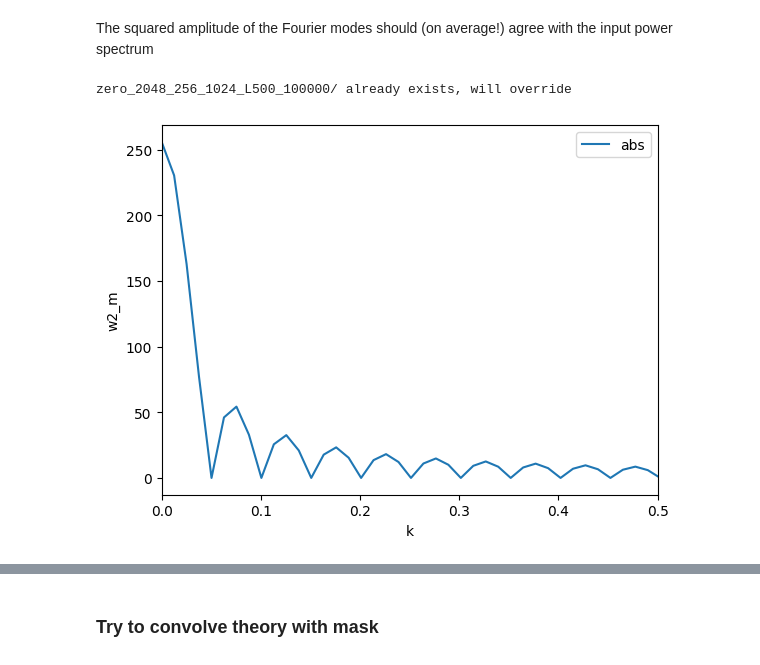
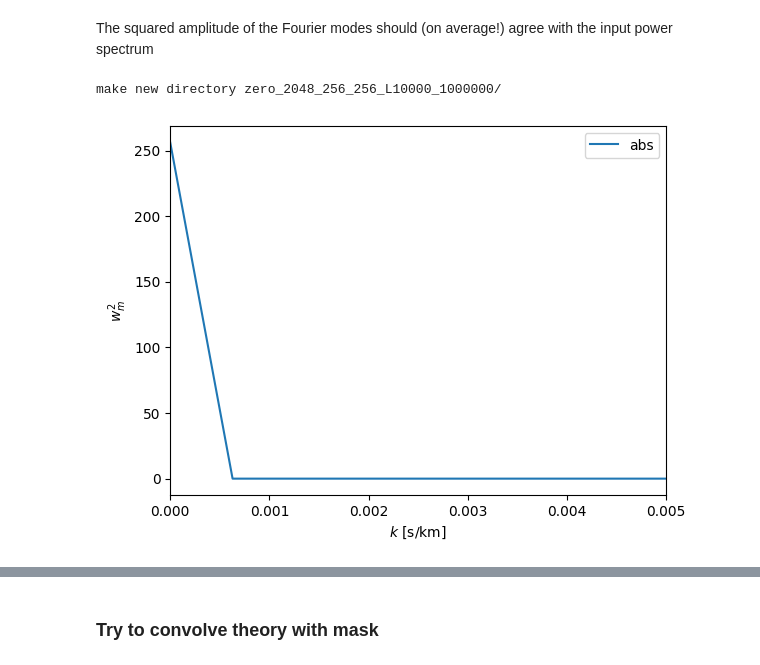
Before and after one commit to sindhusatyavolu/fourier_playground, a Jupyter notebook: fft_masking/zero_padding.ipynb, the cells around one changed output, grey strips where cells are left out. Cells and saved outputs as stored; diff of their text form; code cells hidden in the pictures.

Commit message:
better figures

```diff
--- a/fft_masking/zero_padding.ipynb
+++ b/fft_masking/zero_padding.ipynb
@@ -14,13 +14,13 @@ import skewer_maker
 # %% [markdown]
 Define the input power spectrum
 # %%
-input_p1d=input_power.InputPower(P0=1.0,k0=1,kF=10,r_SiIII=20,f_SiIII=0.1)
+input_p1d=input_power.InputPower(P0=10.0,k0=0.01,kF=0.1,r_SiIII=2271,f_SiIII=0.1)
 # %% [markdown]
 Define the long FFT grid used to generate skewers
 # %%
 seed=1234
 # whole range of FFT grid (larger than the length of a given skewer)
-L_long=1000
+L_long=80000
 N_long=2**11
 dx_long=L_long/N_long
 print('long',N_long,L_long,dx_long)
@@ -39,6 +39,6 @@ window 256 125.0 0.48828125
 # %%
 # the FFT grid used in the analysis could be different than the window, since we might add zero padding
-N=int(4*N_window)
+N=int(1*N_window)
 L=L_window*N/N_window
 # pixel width
 dx = L/N
@@ -62,7 +62,7 @@ true_p1d=input_p1d.get_true_p1d(np.abs(k))
 The squared amplitude of the Fourier modes should (on average!) agree with the input power spectrum
 # %%
 # number of skewers to make
-Nsk=int(1e5)
+Nsk=int(1e6)
 savedir='zero_{}_{}_{}_L{}_{}/'.format(N_long,N_window,N,int(L),Nsk)
 if os.path.isdir(savedir):
     print(savedir,'already exists, will override')
@@ -70,7 +70,7 @@ else:
     print('make new directory',savedir)
     os.mkdir(savedir)
 # %% [output]
-zero_2048_256_1024_L500_100000/ already exists, will override
+make new directory zero_2048_256_256_L10000_1000000/
 # %%
 # reset seed again
 maker.reset_seed()
@@ -108,10 +108,10 @@ err_p1d = (dx/N) * np.sqrt(var_F_m/Nsk)
 # %%
 # plot FFT of mask (squared)
 plt.plot(k[:N//2],np.sqrt(w2_m[:N//2]),label='abs')
 plt.legend()
-plt.xlabel('k')
-plt.ylabel('w2_m')
-plt.xlim([0,0.5])
+plt.xlabel(r'$k$ [s/km]')
+plt.ylabel(r'$w^2_m$')
+plt.xlim([0,0.005])
 plt.savefig(savedir+'/w2_m.pdf')
 # %% [output]
-[figure, old version]
+[figure, new version]
```
Also changed, not shown: parts of 14 cells of this notebook, 1 other file.
